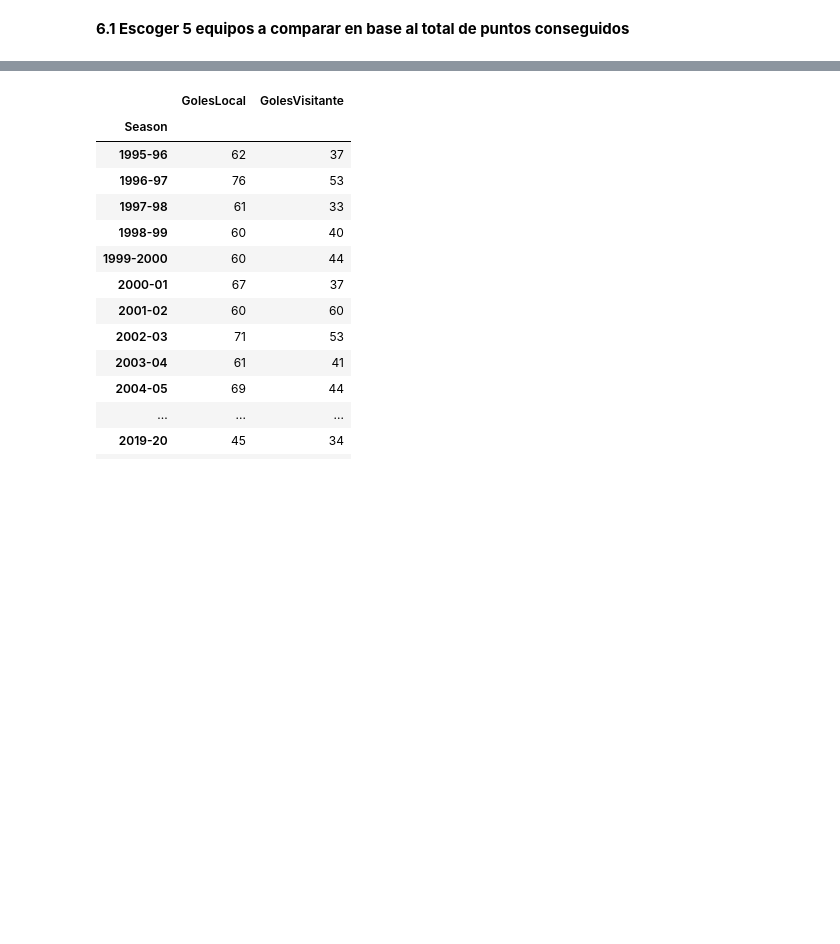
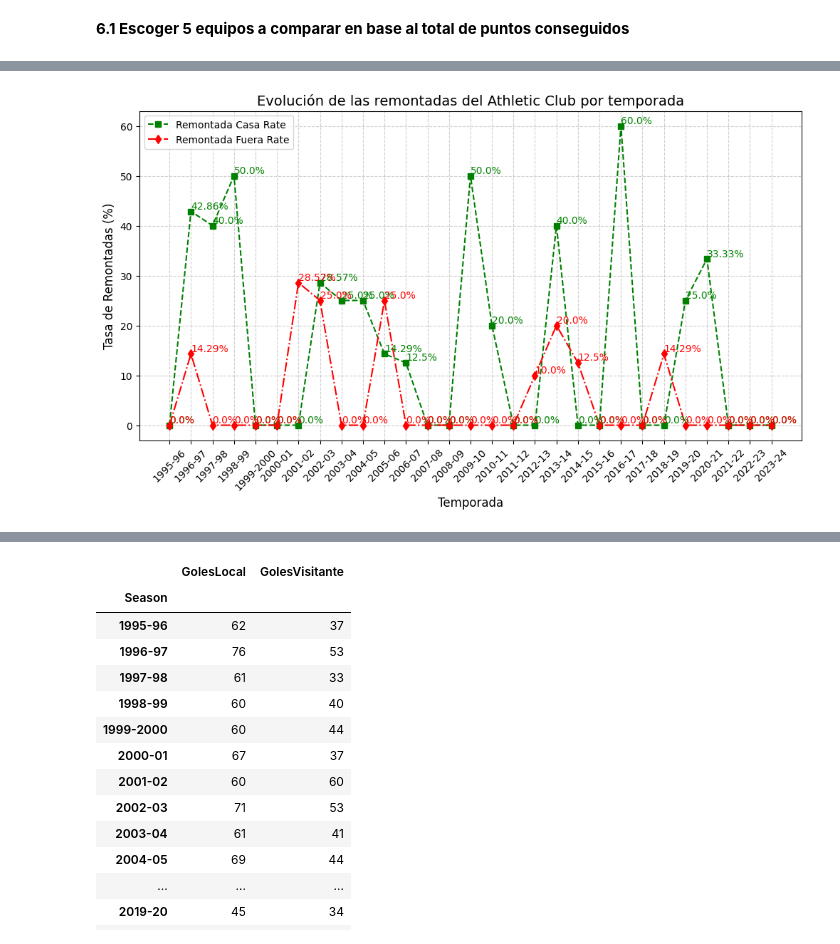
Before and after one commit to IbaiCosgaya/EDA_Analisis_Deportivo, a Jupyter notebook: liga.ipynb, the cells around one changed output, grey strips where cells are left out. Cells and saved outputs as stored; diff of their text form; code cells hidden in the pictures; blank space fills up the shorter version.

```diff
--- a/liga.ipynb
+++ b/liga.ipynb
@@ -749,0 +702,38 @@ team_season_stats
+# %%
+# Convertir la columna "Season" a valores numéricos para ordenar
+athletic_season_stats = team_season_stats[team_season_stats["Team"] == "Athletic"].copy()
+athletic_season_stats["Season_numeric"] = athletic_season_stats["Season"].str[:4].astype(int)
+
+# Ordenar el DataFrame por la nueva columna
+athletic_season_stats = athletic_season_stats.sort_values(by="Season_numeric")
+
+# Crear el gráfico
+plt.figure(figsize=(12, 6))
+
+# Graficar las líneas con los datos ordenados
+# plt.plot(athletic_season_stats["Season"], athletic_season_stats["Remontada_Rate"], marker='o', linestyle='-', label="Total Remontada Rate", color="blue")
+plt.plot(athletic_season_stats["Season"], athletic_season_stats["Remontada_Casa_Rate"], marker='s', linestyle='--', label="Remontada Casa Rate", color="green")
+plt.plot(athletic_season_stats["Season"], athletic_season_stats["Remontada_Fuera_Rate"], marker='d', linestyle='-.', label="Remontada Fuera Rate", color="red")
+
+# Añadir etiquetas con los valores
+# for i, txt in enumerate(athletic_season_stats["Remontada_Rate"]):
+#     plt.text(athletic_season_stats["Season"].iloc[i], athletic_season_stats["Remontada_Rate"].iloc[i] + 0.5, f"{txt}%", fontsize=10, color="blue")
+
+for i, txt in enumerate(athletic_season_stats["Remontada_Casa_Rate"]):
+    plt.text(athletic_season_stats["Season"].iloc[i], athletic_season_stats["Remontada_Casa_Rate"].iloc[i] + 0.5, f"{txt}%", fontsize=10, color="green")
+
+for i, txt in enumerate(athletic_season_stats["Remontada_Fuera_Rate"]):
+    plt.text(athletic_season_stats["Season"].iloc[i], athletic_season_stats["Remontada_Fuera_Rate"].iloc[i] + 0.5, f"{txt}%", fontsize=10, color="red")
+
+# Personalizar el gráfico
+plt.title("Evolución de las remontadas del Athletic Club por temporada", fontsize=14)
+plt.xlabel("Temporada", fontsize=12)
+plt.ylabel("Tasa de Remontadas (%)", fontsize=12)
+plt.legend()
+plt.grid(True, linestyle="--", alpha=0.6)
+
+# Mostrar el gráfico con temporadas en orden
+plt.xticks(rotation=45)
+plt.show()
+# %% [output]
+[figure, added]
```
Also changed, not shown: parts of 35 cells of this notebook.
